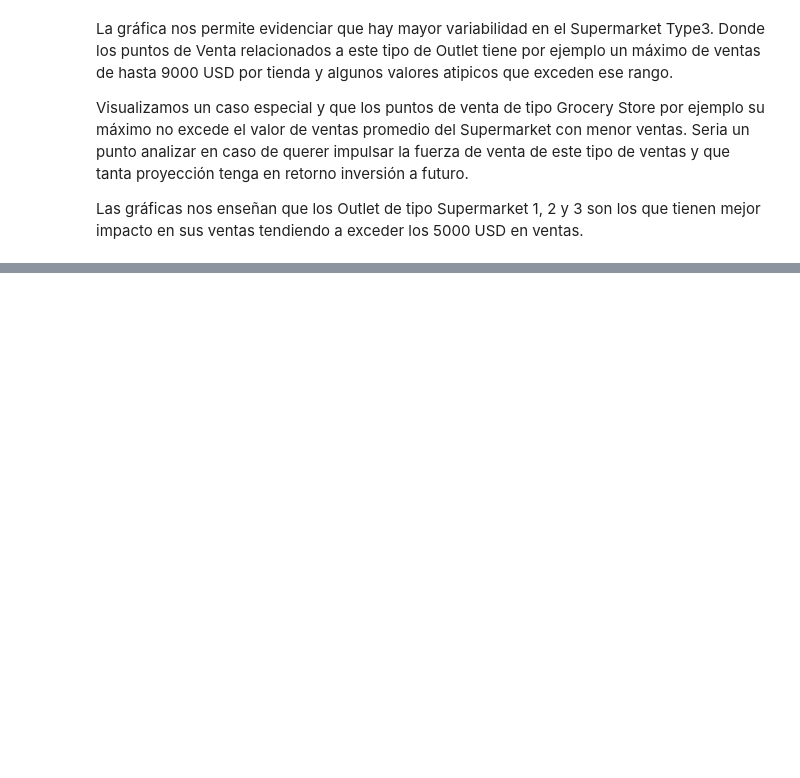
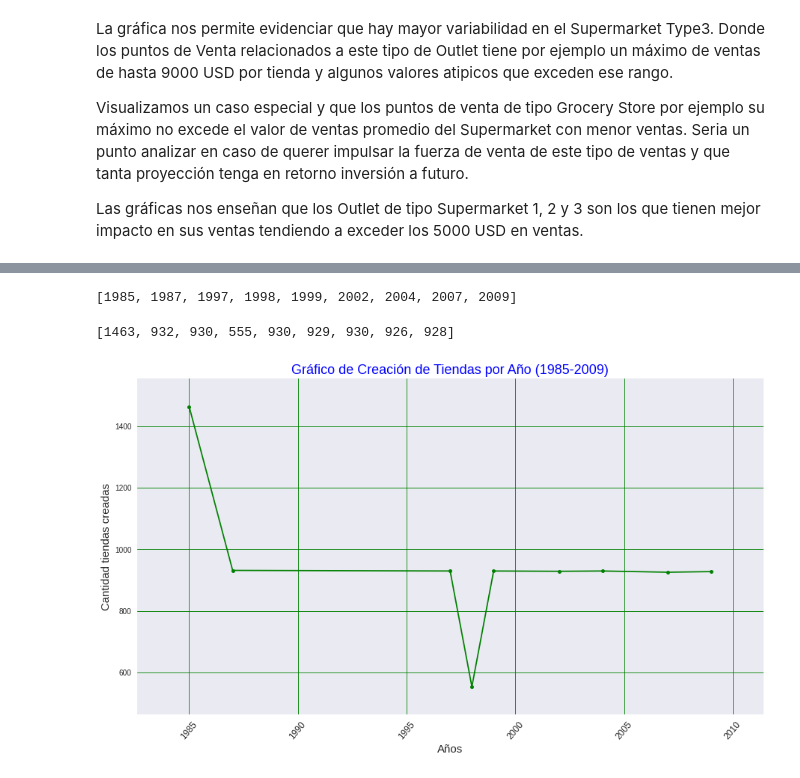
Before and after one commit to jcardonamde/food-sales-predictions, a Jupyter notebook: food_sales_predictions.ipynb, the cells around one changed output, grey strips where cells are left out. Drawn from its saved outputs; the diff is of its cells as text; code cells hidden in the pictures; blank space fills up the shorter version.

```diff
--- a/food_sales_predictions.ipynb
+++ b/food_sales_predictions.ipynb
@@ -530,0 +628,27 @@ Podría ser útil y lo analizaremos en posteriores análisis para iden
+# %%
+number_of_outlets_Years = [1985, 1987, 1997, 1998, 1999, 2002, 2004, 2007, 2009]
+number_of_outlets_Years
+# %% [output]
+[1985, 1987, 1997, 1998, 1999, 2002, 2004, 2007, 2009]
+# %%
+number_of_outlets_Values = [1463, 932, 930, 555, 930, 929, 930, 926, 928]
+number_of_outlets_Values
+# %% [output]
+[1463, 932, 930, 555, 930, 929, 930, 926, 928]
+# %%
+# Se crea grafico de tipo Plot para visualizar el comparativo de Gasto Militar de dicho Pais por Año entre 2000 y 2021
+fig, ax = plt.subplots(figsize = (15, 8))
+plt.style.use('seaborn')
+plt.plot(number_of_outlets_Years, number_of_outlets_Values, c = 'green', marker = '.', markersize = 10)
+plt.xlabel("Años", size = 15)
+plt.xticks(rotation = 50, size = 12)
+plt.ylabel("Cantidad tiendas creadas", size = 15)
+plt.title('Gráfico de Creación de Tiendas por Año (1985-2009)', size = 18, c = 'b')
+plt.ticklabel_format(useOffset = False, style = 'plain')
+plt.grid(c = 'g',
+         alpha = .9,
+         linestyle = '-')
+plt.margins(0.1)
+plt.subplots_adjust(bottom=0.1)
+# %% [output]
+[figure, added]
```
Also changed, not shown: parts of 29 cells of this notebook.
